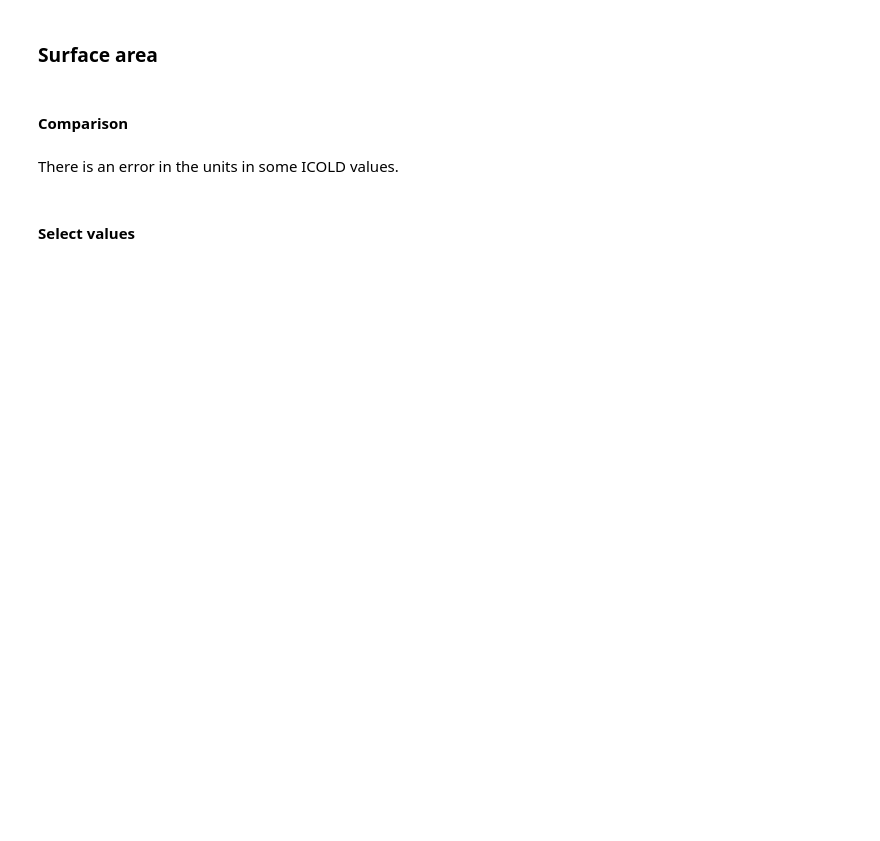
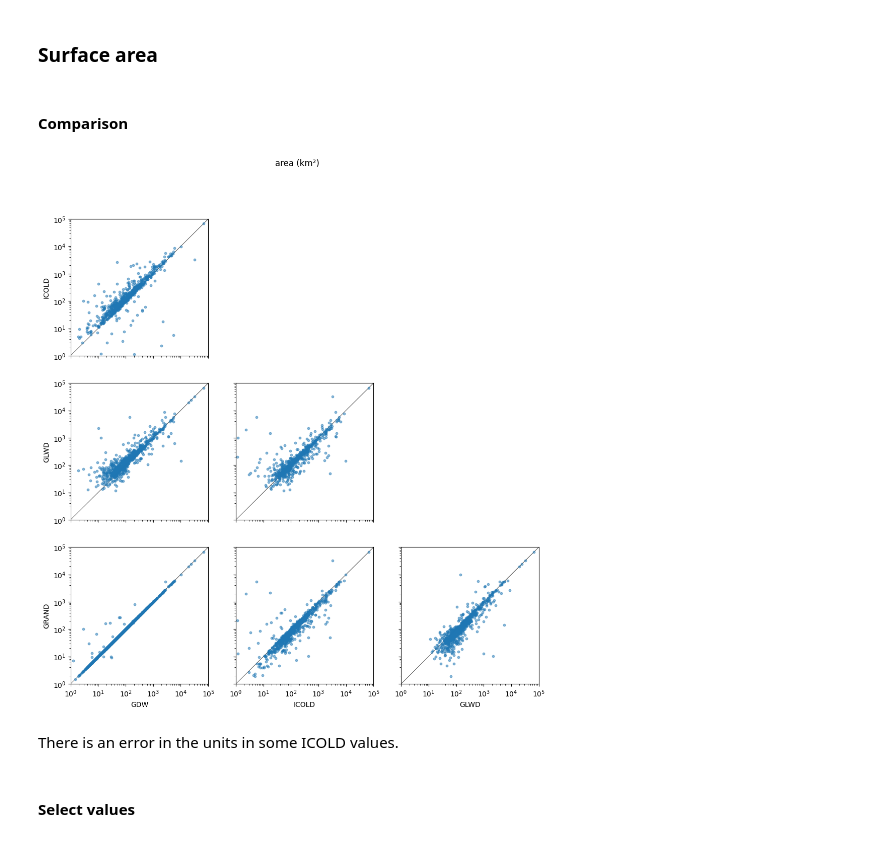
Before and after one commit to casadoj/lisflood-reservoirs, a Jupyter notebook: notebook/GloFAS5/1.2_GloFAS_reservoir_tables.ipynb, the cells around one changed output. Saved outputs shown, nothing was run; the diff lists cells and outputs as text; code cells hidden in the pictures; blank space fills up the shorter version.

```diff
--- a/notebook/GloFAS5/1.2_GloFAS_reservoir_tables.ipynb
+++ b/notebook/GloFAS5/1.2_GloFAS_reservoir_tables.ipynb
@@ -461,10 +459,3 @@ foo
 #### Select values
 
 Following the procedure applied for the storage capacity, I will use the GRanD value when available.
-# %%
-# select value from GRAND, GLOFAS4, HYLAK or ICOLD in that order
-for source in ['GRAND', 'GLWD', 'ICOLD', 'UPAREA']:
-    missing = catchment.GLOFAS5.isnull()
-    mask = catchment[source].notnull()
-    catchment.loc[missing & mask, 'GLOFAS5'] = catchment.loc[missing & mask, source]
-    catchment.loc[missing & mask, 'SOURCE'] = source
@@ -472,0 +462,11 @@ catchment.GLOFAS5.isnull().sum(), catchment.SOURCE.value_counts()
+# %%
+# select value from GRAND, GLOFAS4, HYLAK or ICOLD in that order
+for source in ['GRAND', 'GDW', 'GLWD', 'ICOLD', 'UPAREA']:
+    missing = catchment.GLOFAS5.isnull()
+    mask = catchment[source].notnull()
+    catchment.loc[missing & mask, 'GLOFAS5'] = catchment.loc[missing & mask, source]
+    catchment.loc[missing & mask, 'SOURCE'] = source
+
+print('{0} reservoirs are missing the catchment value'.format(catchment.GLOFAS5.isnull().sum()))
+print('{0} reservoirs have nevative catchment value'.format((catchment.GLOFAS5 < 0).sum()))
+catchment.SOURCE.value_counts()
@@ -496,8 +507,11 @@ print('{0} reservoirs do not comply with the minimum catchment area of {1} km²'
 # %% [markdown]
 ### Surface area
 # %%
-area = pd.DataFrame(index=glofas5.index, columns=['GRAND', 'GLWD', 'ICOLD', 'GLOFAS5', 'SOURCE'], dtype=float)
+area = pd.DataFrame(index=glofas5.index, columns=['GDW', 'GRAND', 'GLWD', 'ICOLD', 'GLOFAS5', 'SOURCE'], dtype=float)
 area.SOURCE = area.SOURCE.astype(str)
+
+# GDW
+area.loc[gdw.index, 'GDW'] = gdw.AREA_SKM
 
 # GRanD
 area.loc[grand.index, 'GRAND'] = grand.AREA_SKM
@@ -511,13 +525,15 @@ area.loc[icold.index, 'ICOLD'] = icold.Res_Area.values * 1e-3
 #### Comparison
 # %%
 compare_attributes(
-    area[['GRAND', 'ICOLD', 'GLWD']],
+    area[['GDW', 'ICOLD', 'GLWD', 'GRAND']],
     thr=MIN_AREA,
     vmin=1,
     vmax=1e5,
     title='area (km²)'
 )
 plt.savefig(PATH_OUT / 'plots' / 'area_pairplot.jpg', dpi=300, bbox_inches='tight')
+# %% [output]
+[figure, added]
 # %% [markdown]
 There is an error in the units in some ICOLD values.
 # %% [markdown]
```
Also changed, not shown: parts of 83 cells of this notebook, 1 other file.
